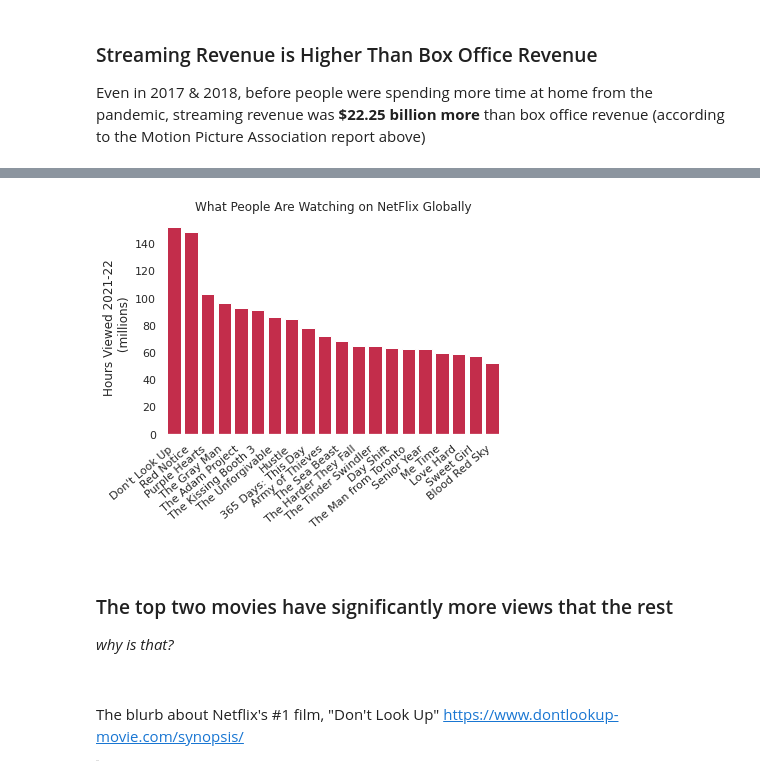
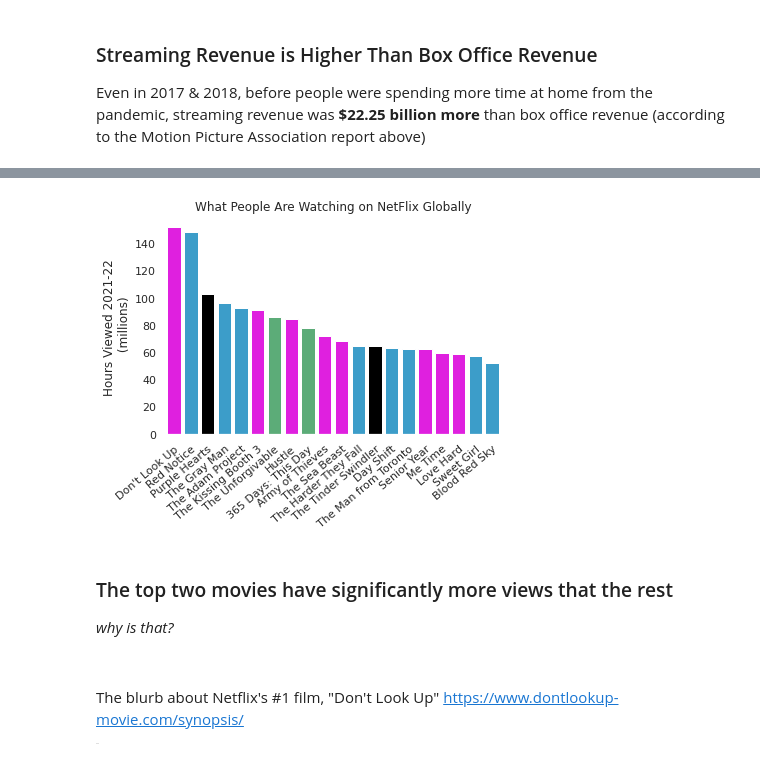
Before and after one commit to mccafj/MS-movie-studio-project, a Jupyter notebook: Notes/holly-notebook.ipynb, the cells around one changed output, grey strips where cells are left out. Cells and saved outputs as stored; diff of their text form; code cells hidden in the pictures.

Commit message:
changed color scheme of seaborn plots to match those created by the other members of our group, fixed tick alignments on movie title plot

```diff
--- a/Notes/holly-notebook.ipynb
+++ b/Notes/holly-notebook.ipynb
@@ -52,20 +56,22 @@ top100 = top_movies[0:100]
 top20 = top_movies[0:20]
 top30 = top_movies[0:30]
 top50 = top_movies[0:50]
+
+top20_palette = ['magenta', '#25a6e0', 'black', '#25a6e0', '#25a6e0', 'magenta', '#4fb974', 'magenta', '#4fb974', 'magenta', 'magenta', '#25a6e0', 'black', '#25a6e0', '#25a6e0', 'magenta', 'magenta', 'magenta', '#25a6e0', '#25a6e0' ] # '#25a6e0' is action, magenta comedy, '#4fb974' drama, black for others (so, music, documentary)
 # %%
-ax = sns.barplot(data=top20, x='show_title', y=top20['weekly_hours_viewed'] / 1000000, color='crimson')
+ax = sns.barplot(data=top20, x='show_title', y=top20['weekly_hours_viewed'] / 1000000, palette=top20_palette, dodge=False)
 
-ax.set_xticklabels(ax.get_xticklabels(), rotation=40, ha="right")
+ax.set_xticklabels(ax.get_xticklabels(), rotation=40, ha="right", rotation_mode='anchor')
 ax.set_ylabel('Hours Viewed 2021-22 \n (millions)')
-ax.set_xlabel(' ')
+ax.set_xlabel('')
 ax.set_title('What People Are Watching on NetFlix Globally')
 plt.gcf().axes[0].yaxis.get_major_formatter().set_scientific(False) # this turns of scientific notation for numerical vals
 
 sns.set(rc={'axes.facecolor':(0,0,0,0), 'figure.facecolor':(0,0,0,0)})
-# plt.show();
-plt.savefig('./../Data/netflix_top20_titles_hours.png', bbox_inches='tight')
+plt.show();
+# plt.savefig('./../Data/netflix_top20_titles_hours.png', bbox_inches='tight');
 # %% [output]
-[figure, old version]
+[figure, new version]
 # %% [markdown]
 ### The top two movies have significantly more views that the rest
 *why is that?*
```
Also changed, not shown: parts of 3 cells of this notebook, 2 other files.
